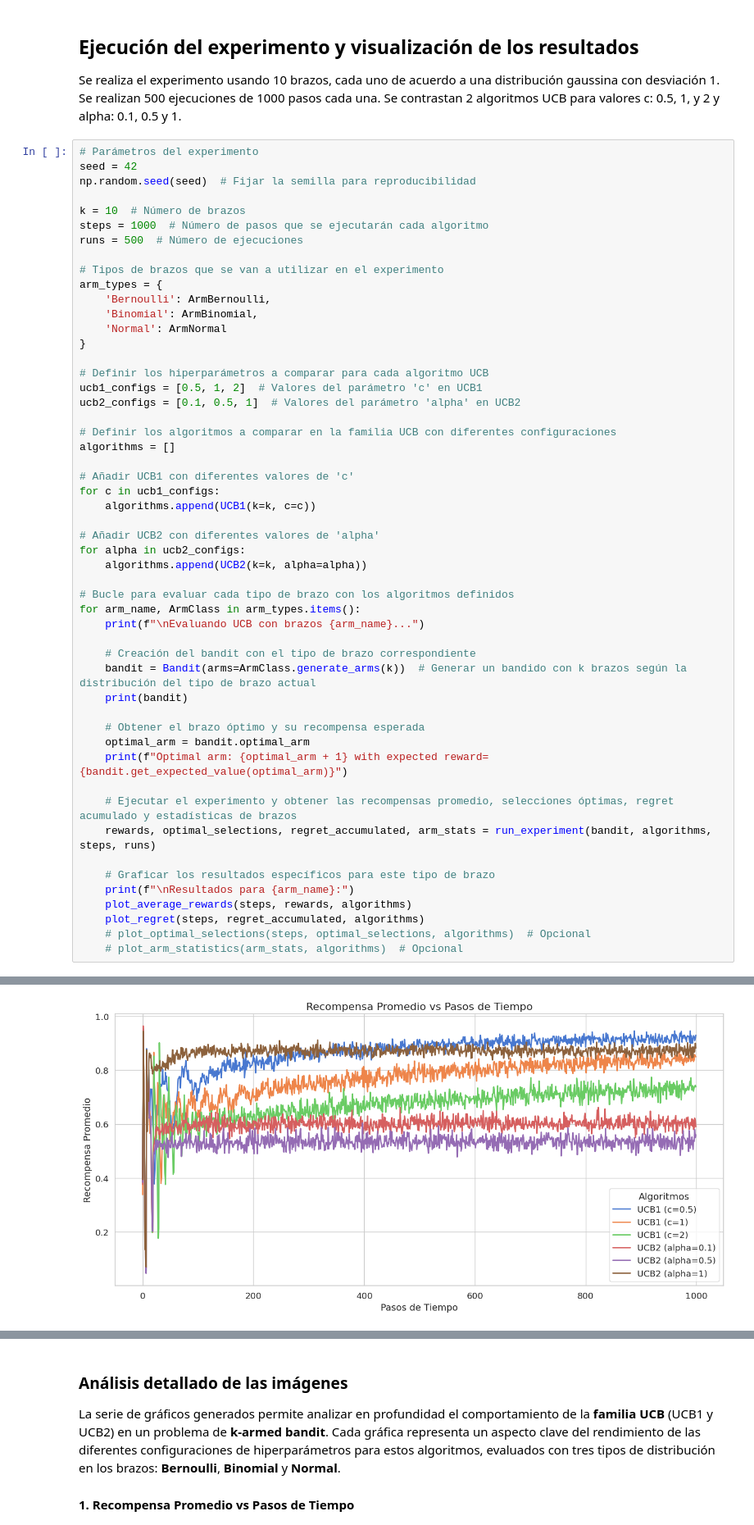
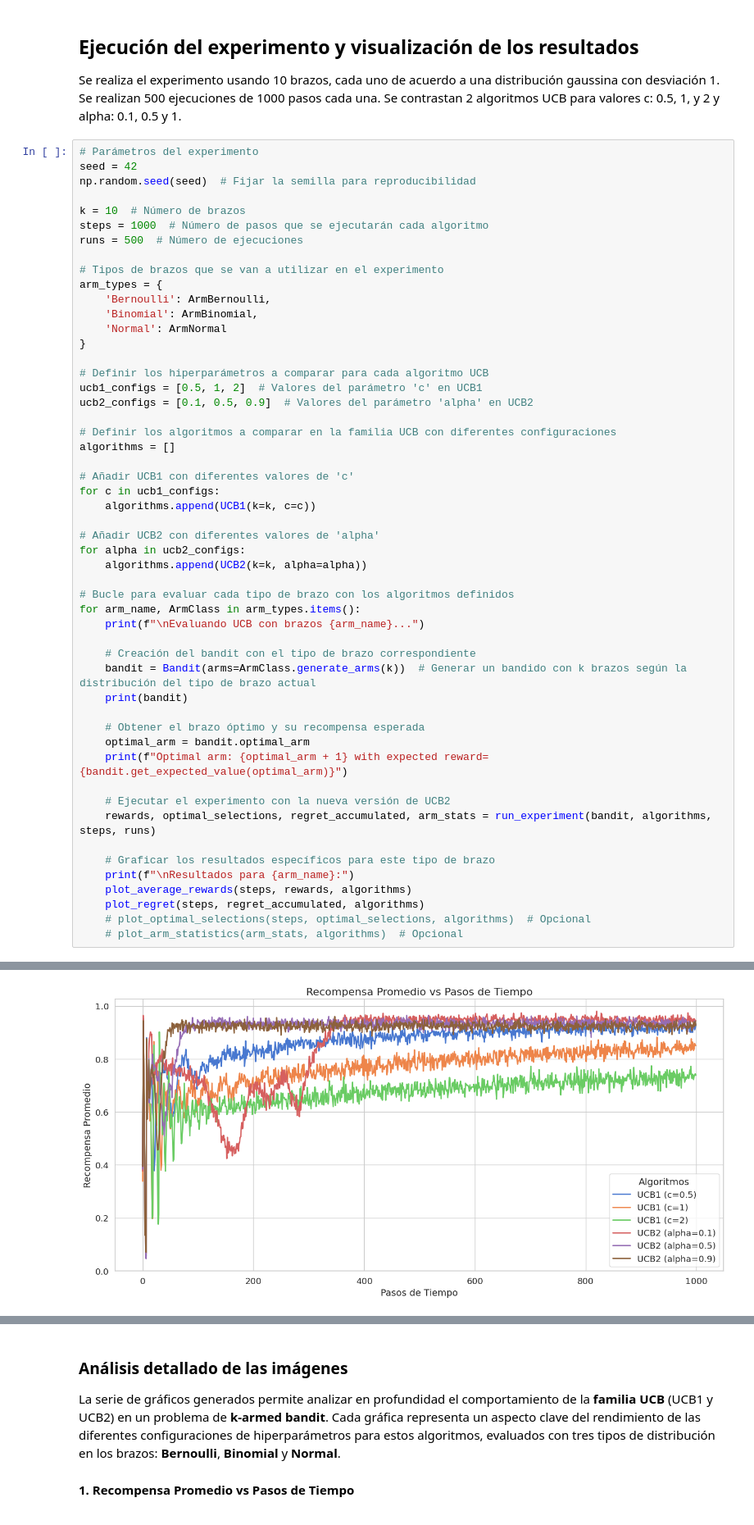
Before and after one commit to estebanbecerra/k_brazos_BFRRCE, a Jupyter notebook: notebook3.ipynb, the cells around one changed output, grey strips where cells are left out. Shown at 82% size. Drawn from its saved outputs; the diff is of its cells as text.

```diff
--- a/notebook3.ipynb
+++ b/notebook3.ipynb
@@ -137,7 +138,7 @@ arm_types = {
 
 # Definir los hiperparámetros a comparar para cada algoritmo UCB
 ucb1_configs = [0.5, 1, 2]  # Valores del parámetro 'c' en UCB1
-ucb2_configs = [0.1, 0.5, 1]  # Valores del parámetro 'alpha' en UCB2
+ucb2_configs = [0.1, 0.5, 0.9]  # Valores del parámetro 'alpha' en UCB2
 
 # Definir los algoritmos a comparar en la familia UCB con diferentes configuraciones
 algorithms = []
@@ -148,32 +149,32 @@ for c in ucb1_configs:
 
 # Añadir UCB2 con diferentes valores de 'alpha'
 for alpha in ucb2_configs:
     algorithms.append(UCB2(k=k, alpha=alpha))
 
 # Bucle para evaluar cada tipo de brazo con los algoritmos definidos
 for arm_name, ArmClass in arm_types.items():
     print(f"\nEvaluando UCB con brazos {arm_name}...")
 
     # Creación del bandit con el tipo de brazo correspondiente
     bandit = Bandit(arms=ArmClass.generate_arms(k))  # Generar un bandido con k brazos según la distribución del tipo de brazo actual
     print(bandit)
 
     # Obtener el brazo óptimo y su recompensa esperada
     optimal_arm = bandit.optimal_arm
     print(f"Optimal arm: {optimal_arm + 1} with expected reward={bandit.get_expected_value(optimal_arm)}")
 
-    # Ejecutar el experimento y obtener las recompensas promedio, selecciones óptimas, regret acumulado y estadísticas de brazos
+    # Ejecutar el experimento con la nueva versión de UCB2
     rewards, optimal_selections, regret_accumulated, arm_stats = run_experiment(bandit, algorithms, steps, runs)
 
     # Graficar los resultados específicos para este tipo de brazo
     print(f"\nResultados para {arm_name}:")
     plot_average_rewards(steps, rewards, algorithms)
     plot_regret(steps, regret_accumulated, algorithms)
     # plot_optimal_selections(steps, optimal_selections, algorithms)  # Opcional
     # plot_arm_statistics(arm_stats, algorithms)  # Opcional
 # %% [output]
 Evaluando UCB con brazos Bernoulli...
 Bandit with 10 arms: ArmBernoulli(p=0.37), ArmBernoulli(p=0.95), ArmBernoulli(p=0.73), ArmBernoulli(p=0.60), ArmBernoulli(p=0.16), ArmBernoulli(p=0.16), ArmBernoulli(p=0.06), ArmBernoulli(p=0.87), Arm ...
 Optimal arm: 2 with expected reward=0.9507143064099162
 Resultados para Bernoulli:
-[figure, old version]
+[figure, new version]
```
Also changed, not shown: parts of 3 cells of this notebook.
